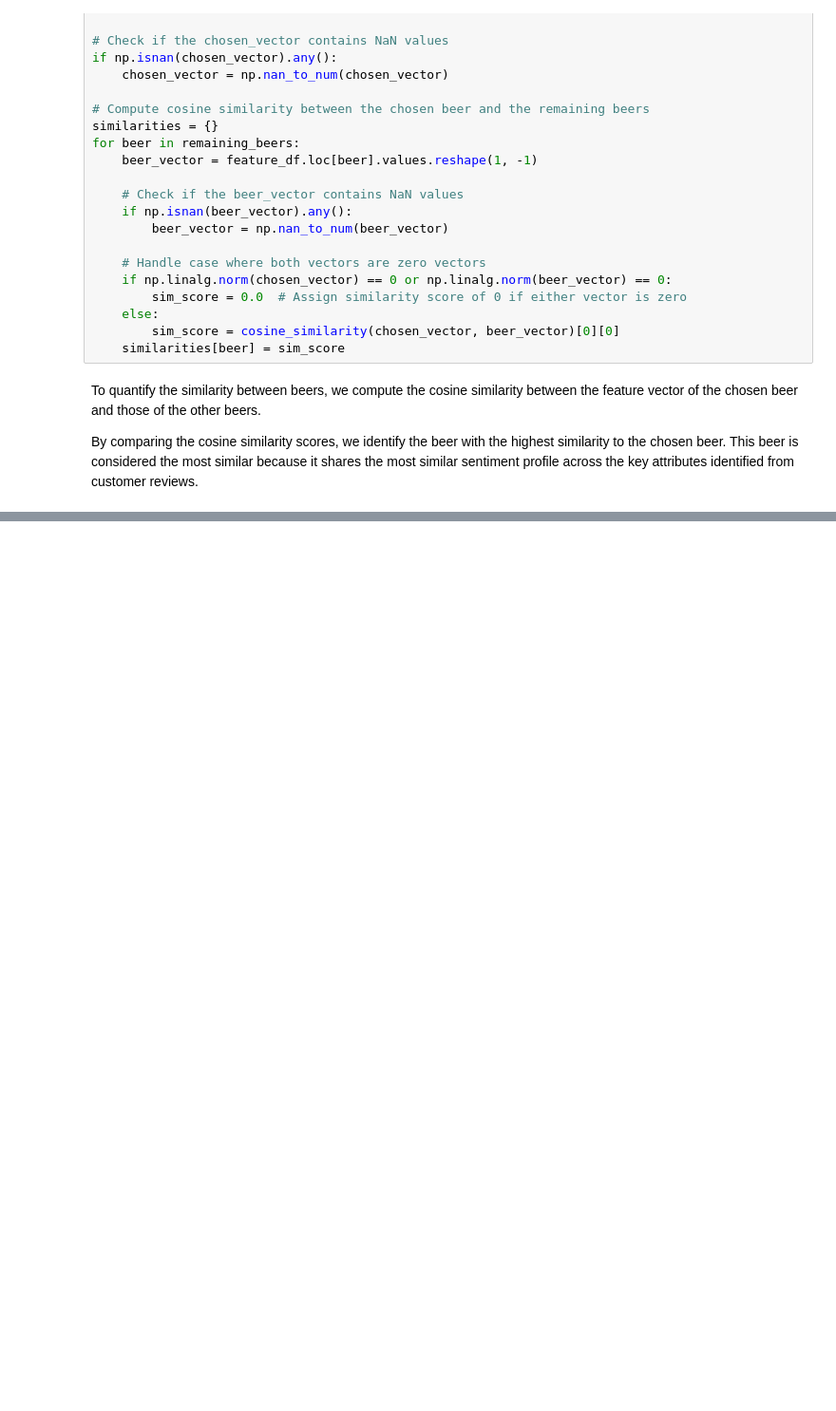
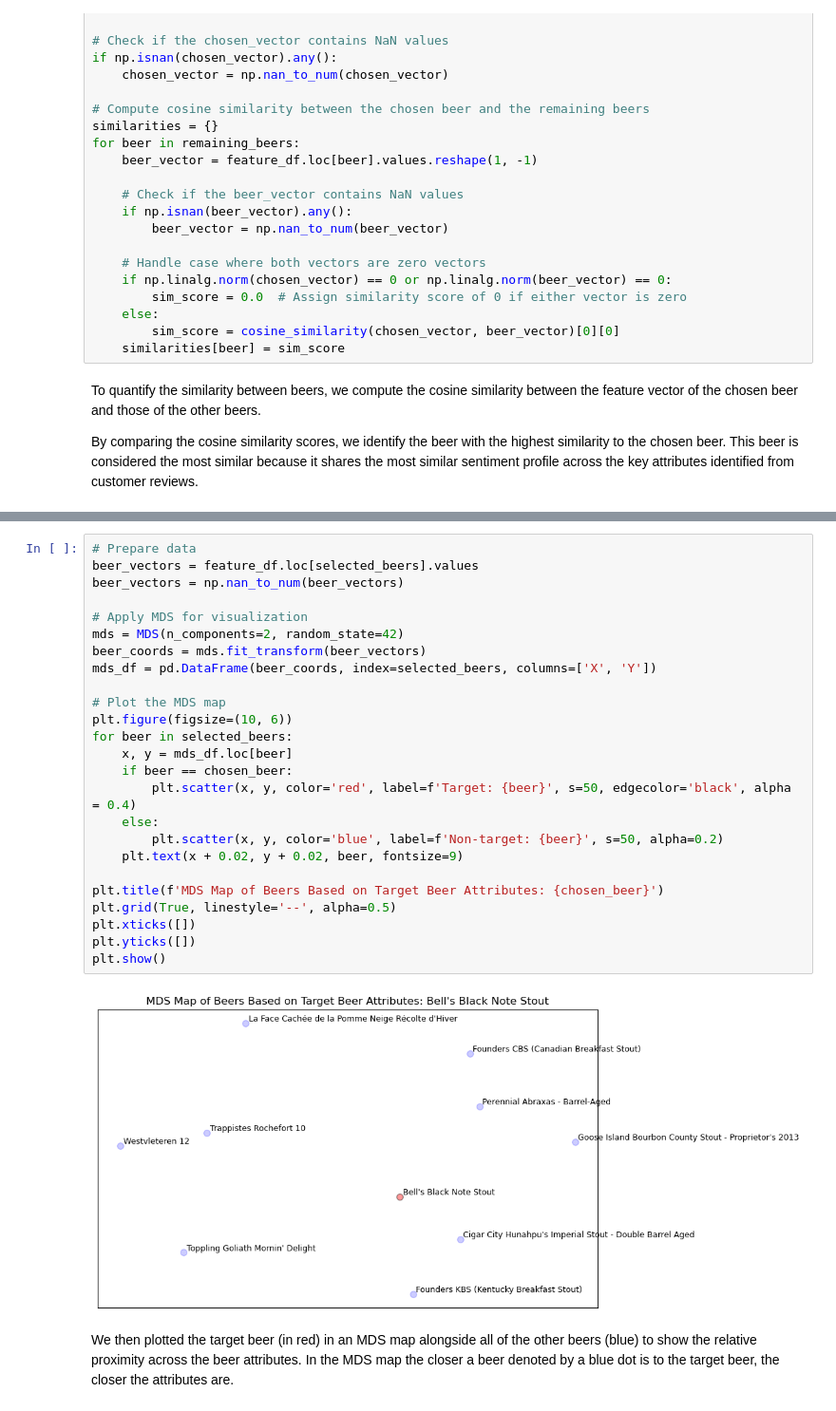
Before and after one commit to CarsonJMullen/Unstructured-Data-Analytics, a Jupyter notebook: Assignment 2/Crowdsourced Recommender System.ipynb, the cells around one changed output, grey strips where cells are left out. Shown at 95% size. Cells and saved outputs as stored; diff of their text form; blank space fills up the shorter version.

```diff
--- a/Assignment 2/Crowdsourced Recommender System.ipynb
+++ b/Assignment 2/Crowdsourced Recommender System.ipynb
@@ -914,0 +916,29 @@ The most similar beer to 'Three Floyds Dark Lord - Bourbon Barrel Aged' is 'Goos
+# %%
+# Prepare data
+beer_vectors = feature_df.loc[selected_beers].values
+beer_vectors = np.nan_to_num(beer_vectors)
+
+# Apply MDS for visualization
+mds = MDS(n_components=2, random_state=42)
+beer_coords = mds.fit_transform(beer_vectors)
+mds_df = pd.DataFrame(beer_coords, index=selected_beers, columns=['X', 'Y'])
+
+# Plot the MDS map
+plt.figure(figsize=(10, 6))
+for beer in selected_beers:
+    x, y = mds_df.loc[beer]
+    if beer == chosen_beer:
+        plt.scatter(x, y, color='red', label=f'Target: {beer}', s=50, edgecolor='black', alpha = 0.4)
+    else:
+        plt.scatter(x, y, color='blue', label=f'Non-target: {beer}', s=50, alpha=0.2)
+    plt.text(x + 0.02, y + 0.02, beer, fontsize=9)
+
+plt.title(f'MDS Map of Beers Based on Target Beer Attributes: {chosen_beer}')
+plt.grid(True, linestyle='--', alpha=0.5)
+plt.xticks([])
+plt.yticks([])
+plt.show()
+# %% [output]
+[figure, added]
+# %% [markdown]
+We then plotted the target beer (in red) in an MDS map alongside all of the other beers (blue) to show the relative proximity across the beer attributes. In the MDS map the closer a beer denoted by a blue dot is to the target beer, the closer the attributes are.
```
Also changed, not shown: parts of 5 cells of this notebook.
